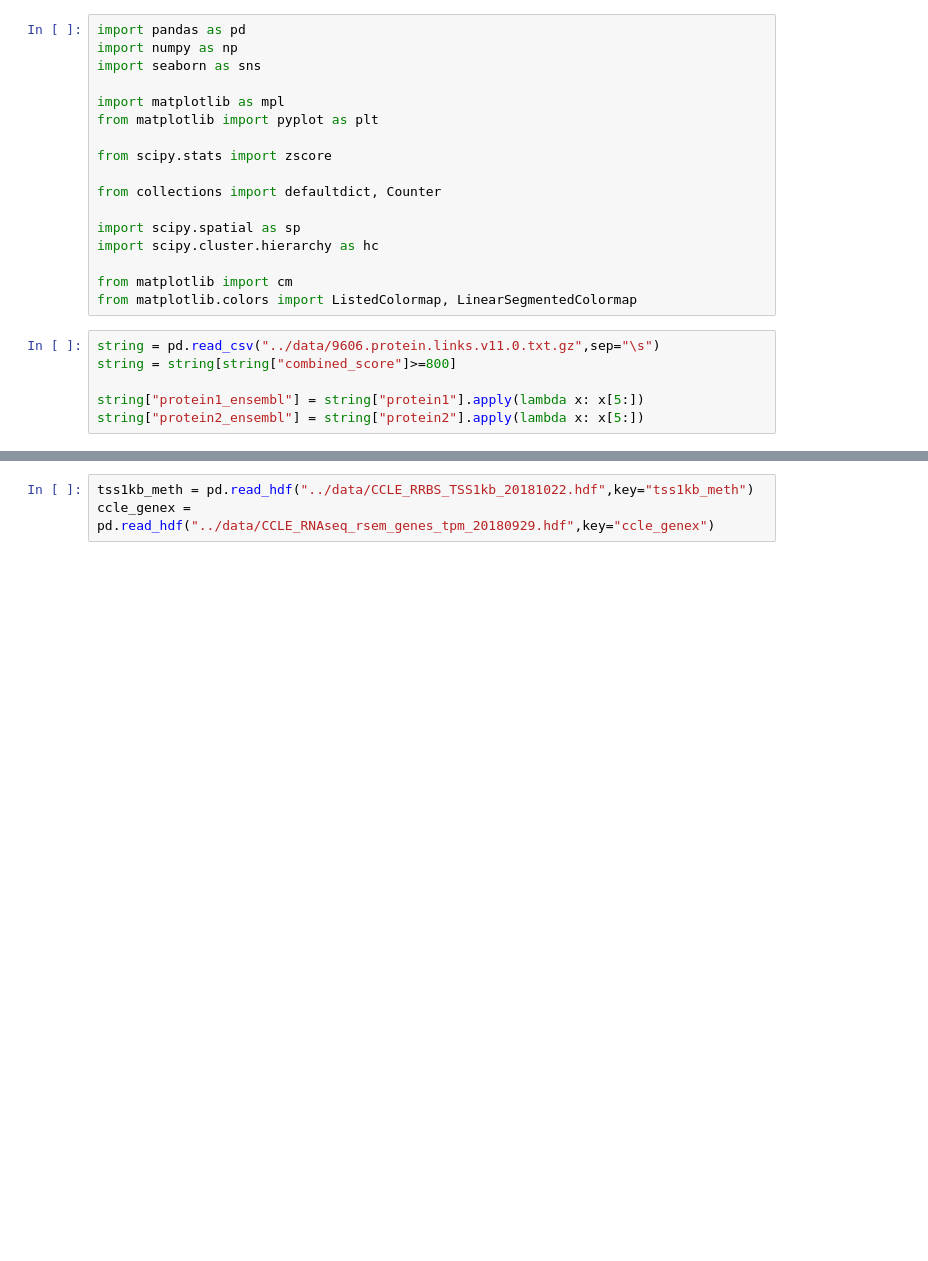
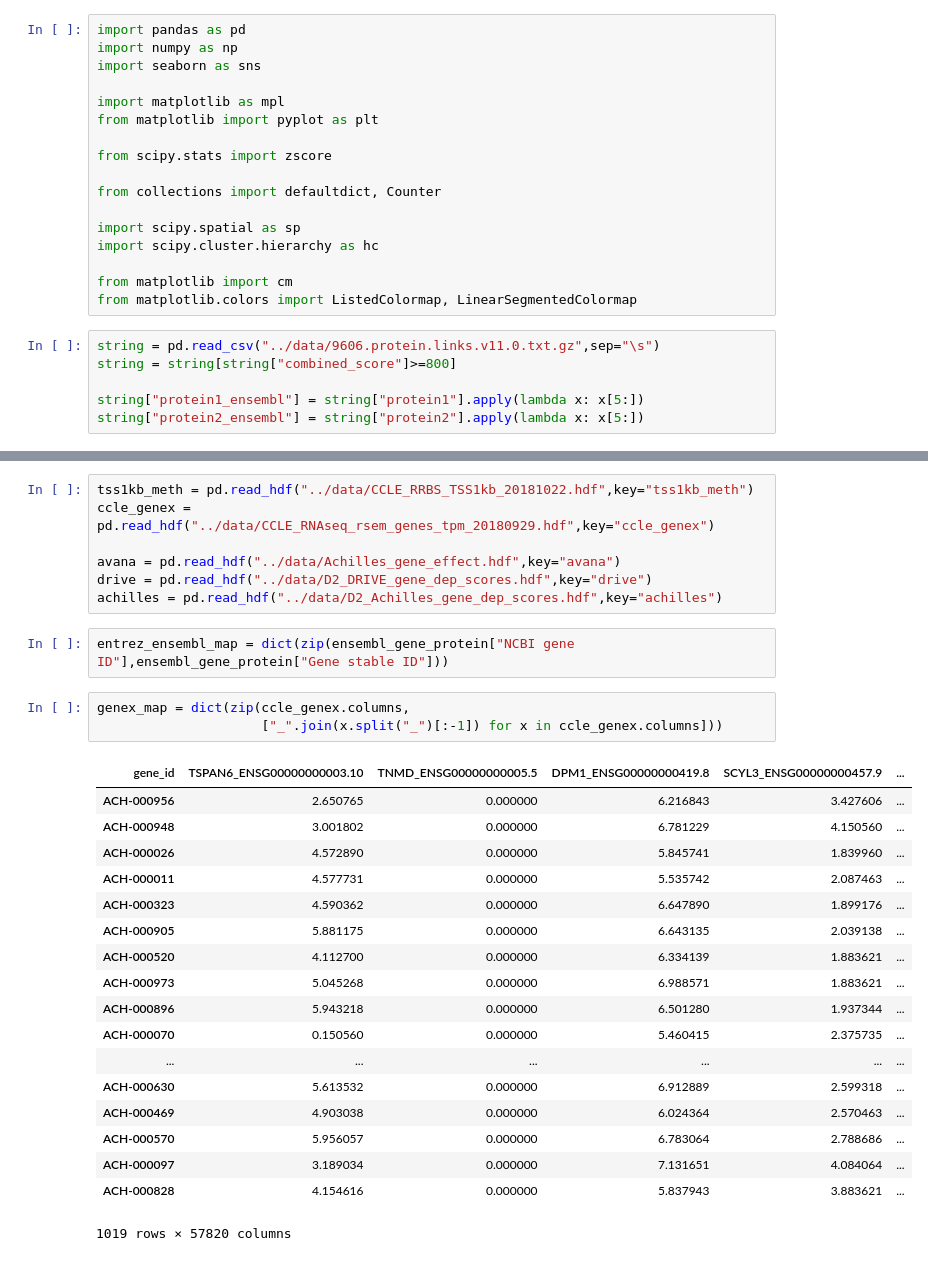
Before and after one commit to kevinhu/ccle-2019-analysis, a Jupyter notebook: notebooks/figure2_methylation-dependencies.ipynb, the cells around one changed output, grey strips where cells are left out. Cells and saved outputs as stored; diff of their text form; blank space fills up the shorter version.

```diff
--- a/notebooks/figure2_methylation-dependencies.ipynb
+++ b/notebooks/figure2_methylation-dependencies.ipynb
@@ -34,3 +45,31 @@ string = string.dropna()
 # %%
 tss1kb_meth = pd.read_hdf("../data/CCLE_RRBS_TSS1kb_20181022.hdf",key="tss1kb_meth")
 ccle_genex = pd.read_hdf("../data/CCLE_RNAseq_rsem_genes_tpm_20180929.hdf",key="ccle_genex")
+
+avana = pd.read_hdf("../data/Achilles_gene_effect.hdf",key="avana")
+drive = pd.read_hdf("../data/D2_DRIVE_gene_dep_scores.hdf",key="drive")
+achilles = pd.read_hdf("../data/D2_Achilles_gene_dep_scores.hdf",key="achilles")
+# %%
+entrez_ensembl_map = dict(zip(ensembl_gene_protein["NCBI gene ID"],ensembl_gene_protein["Gene stable ID"]))
+# %%
+genex_map = dict(zip(ccle_genex.columns,
+                     ["_".join(x.split("_")[:-1]) for x in ccle_genex.columns]))
+# %% [output]
+| gene_id | TSPAN6_ENSG00000000003.10 | TNMD_ENSG00000000005.5 | DPM1_ENSG00000000419.8 | SCYL3_ENSG00000000457.9 | ... |
+| ACH-000956 | 2.650765 | 0.000000 | 6.216843 | 3.427606 | ... |
+| ACH-000948 | 3.001802 | 0.000000 | 6.781229 | 4.150560 | ... |
+| ACH-000026 | 4.572890 | 0.000000 | 5.845741 | 1.839960 | ... |
+| ACH-000011 | 4.577731 | 0.000000 | 5.535742 | 2.087463 | ... |
+| ACH-000323 | 4.590362 | 0.000000 | 6.647890 | 1.899176 | ... |
+| ACH-000905 | 5.881175 | 0.000000 | 6.643135 | 2.039138 | ... |
+| ACH-000520 | 4.112700 | 0.000000 | 6.334139 | 1.883621 | ... |
+| ACH-000973 | 5.045268 | 0.000000 | 6.988571 | 1.883621 | ... |
+| ACH-000896 | 5.943218 | 0.000000 | 6.501280 | 1.937344 | ... |
+| ACH-000070 | 0.150560 | 0.000000 | 5.460415 | 2.375735 | ... |
+| ... | ... | ... | ... | ... | ... |
+| ACH-000630 | 5.613532 | 0.000000 | 6.912889 | 2.599318 | ... |
+| ACH-000469 | 4.903038 | 0.000000 | 6.024364 | 2.570463 | ... |
+| ACH-000570 | 5.956057 | 0.000000 | 6.783064 | 2.788686 | ... |
+| ACH-000097 | 3.189034 | 0.000000 | 7.131651 | 4.084064 | ... |
+| ACH-000828 | 4.154616 | 0.000000 | 5.837943 | 3.883621 | ... |
+1019 rows × 57820 columns
```
Also changed, not shown: parts of 1 cell of this notebook, 1 other file.
